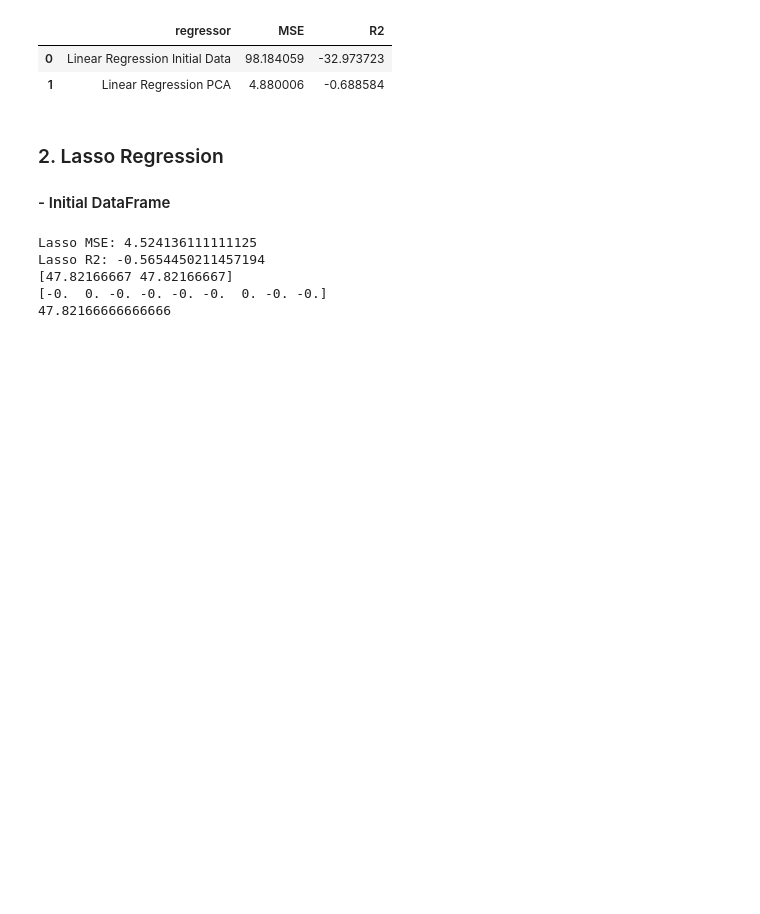
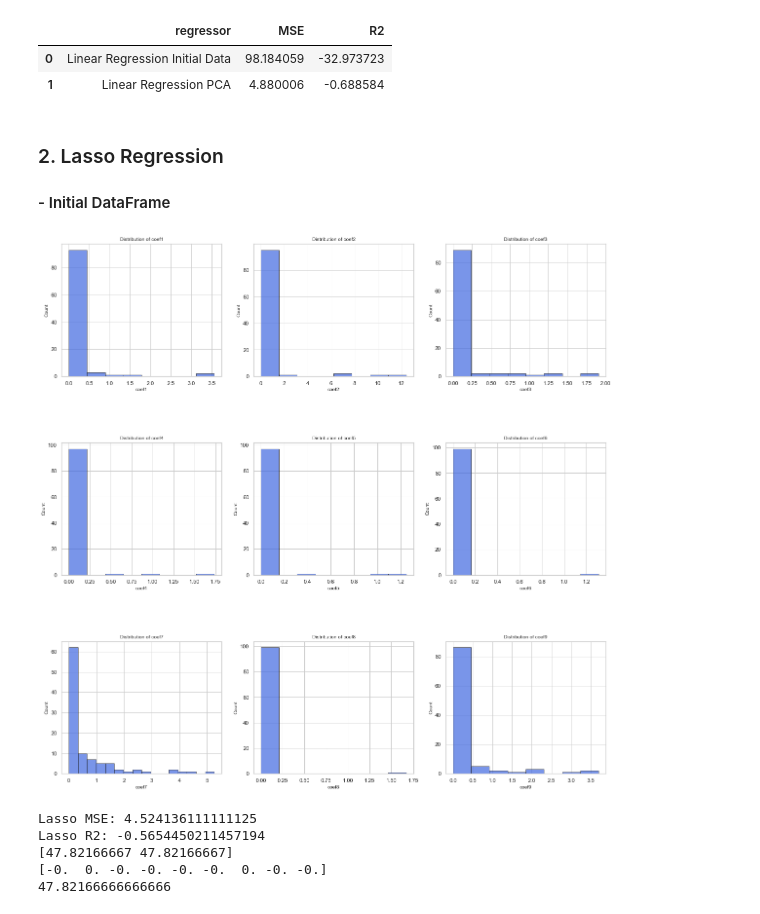
Before and after one commit to CS109a-Election2020/Harvard_G1, a Jupyter notebook: data/Models/NineFeatures_PopularVote/NineFeatures.ipynb, the cells around one changed output. Drawn from its saved outputs; the diff is of its cells as text; code cells hidden in the pictures; blank space fills up the shorter version.

```diff
--- a/data/Models/NineFeatures_PopularVote/NineFeatures.ipynb
+++ b/data/Models/NineFeatures_PopularVote/NineFeatures.ipynb
@@ -267,3 +267,26 @@ display(results_df)
 # %% [markdown]
 ### 2. Lasso Regression
 #### - Initial DataFrame
+# %%
+# Bootstrapping Lasso
+def bootstrap(df):
+    selectionIndex = np.random.randint(len(df), size = len(df))
+    new_df = df.iloc[selectionIndex]
+    return new_df
+# %%
+X_2_y = X_2.copy()
+X_2_y['popular_vote_percentage'] = df['popular_vote_percentage']
+X_2_y = X_2_y.drop([36,37])
+# %%
+# HERE WE NEED TO ADD THE CODE TO APPEND THE INTERCEPTS AND COEFFICIENTS FROM THE BOOTSTRAPS AND MAKE A HISTOGRAM OF THOSE
+n_bootstraps = 100
+coefs = []
+intercepts = []
+for n in range(n_bootstraps):
+    df_new = bootstrap(X_2_y)
+    #display(df_new)
+    X_train_bootstrap = df_new.drop(['popular_vote_percentage'], axis = 1).values
+    y_train_bootstrap = df_new['popular_vote_percentage'].values
+    lassoCV = LassoCV(fit_intercept = True, cv = 5).fit(X_train_bootstrap, y_train_bootstrap)
+    coefs.append(lassoCV.coef_)
+    intercepts.append(lassoCV.intercept_)
@@ -270,3 +348,22 @@ display(results_df)
+# %%
+coefs = pd.DataFrame((coef1,coef2,coef3,coef4,coef5,coef6,coef7,coef8,coef9), index = ['coef1', 'coef2', 'coef3', 'coef4', 'coef5', 'coef6', 'coef7', 'coef8', 'coef9'])
+coefs = coefs.T
+# %%
+fig, axs = plt.subplots(nrows=3, ncols=3, figsize=(20, 20), facecolor='w', edgecolor='k')
+fig.subplots_adjust(hspace = .5, wspace=.2)
+axs = axs.ravel()
+fontsize = 10
+
+variables = ['coef1', 'coef2', 'coef3', 'coef4', 'coef5', 'coef6', 'coef7', 'coef8', 'coef9']
+
+# plot histograms
+for i, variable in enumerate(variables):
+    axs[i].hist(coefs[variable], alpha=0.7, color='royalblue', bins='auto', density=False, histtype = 'bar', edgecolor='k')
+    axs[i].set_title("Distribution of " + variable, fontsize=fontsize)
+    axs[i].set_xlabel(variable, fontsize=fontsize)
+    axs[i].set_ylabel('Count', fontsize=fontsize)
+# %% [output]
+[figure, added]
 # %%
 lassoCV = LassoCV(fit_intercept = True, cv = 10).fit(X_train1, y_train)
 y_pred_lassoCV = lassoCV.predict(X_test1)
```
Also changed, not shown: parts of 15 cells of this notebook.
